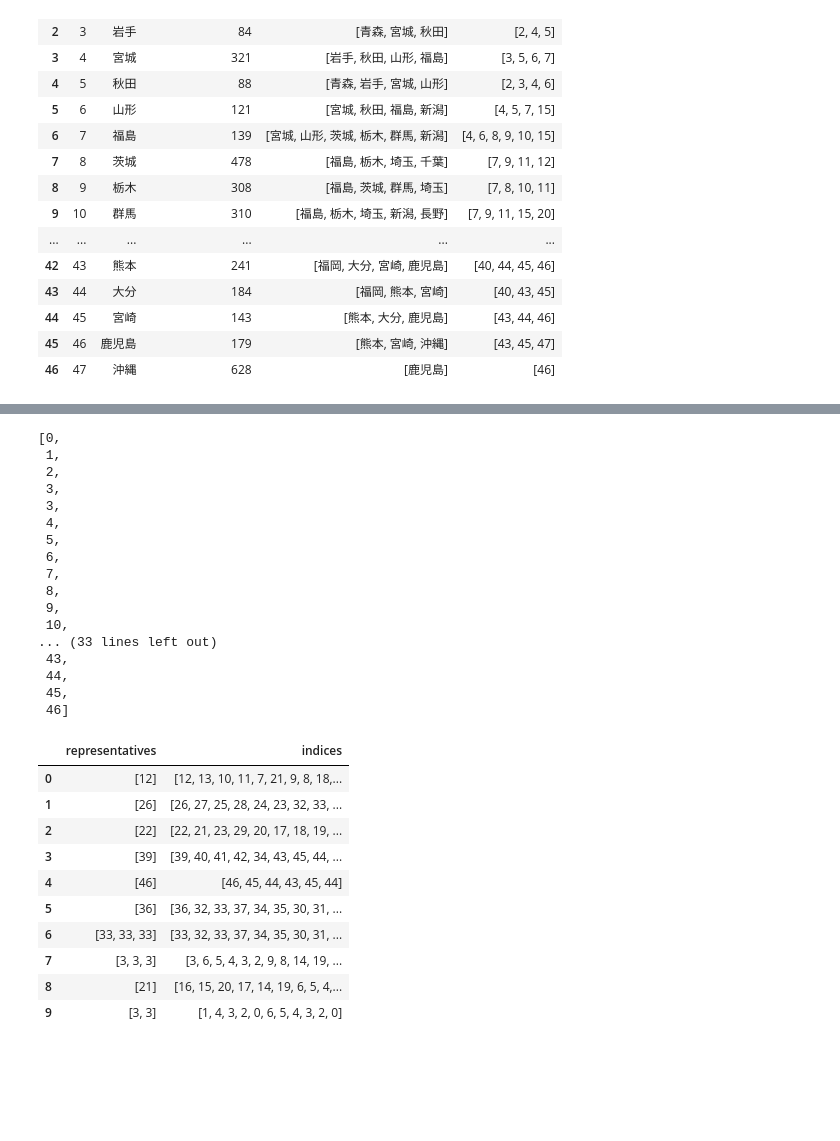
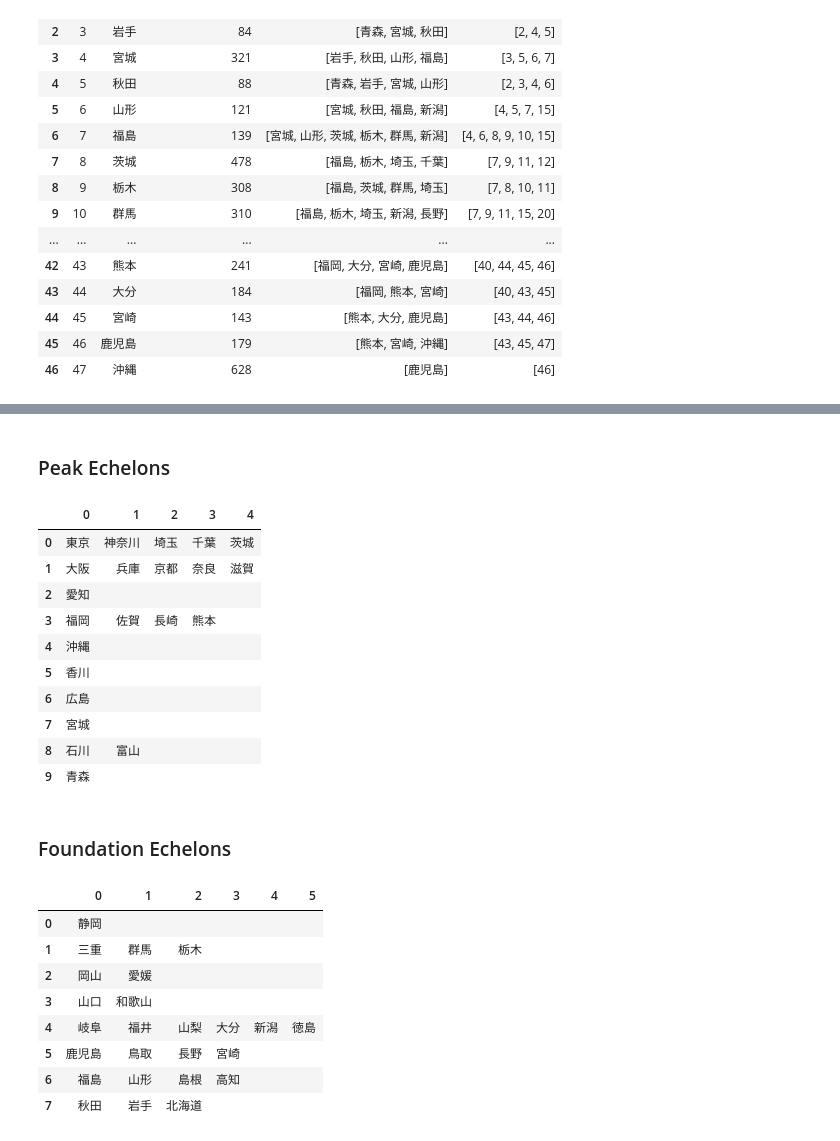
Before and after one commit to takeshi-teshima/echelon-py-examples, a Jupyter notebook: Japan-prefecture-example.ipynb, the cells around one changed output, grey strips where cells are left out. Drawn from its saved outputs; the diff is of its cells as text; code cells hidden in the pictures; blank space fills up the shorter version.

```diff
--- a/Japan-prefecture-example.ipynb
+++ b/Japan-prefecture-example.ipynb
@@ -91,34 +94,29 @@ Result_EchelonAnalysis(peak_echelons=[[12, 13, 10, 11, 7], [26, 27, 25, 28, 24],
-# %%
-sorted(sum(result.peak_echelons, []) + sum(result.foundation_echelons, []))
-# %% [output]
-[0,
- 1,
- 2,
- 3,
- 3,
- 4,
- 5,
- 6,
- 7,
- 8,
- 9,
- 10,
-... (33 lines left out)
- 43,
- 44,
- 45,
- 46]
-# %%
-analyzer.cluster(result).table
-# %% [output]
-|  | representatives | indices |
-| 0 | [12] | [12, 13, 10, 11, 7, 21, 9, 8, 18,... |
-| 1 | [26] | [26, 27, 25, 28, 24, 23, 32, 33, ... |
-| 2 | [22] | [22, 21, 23, 29, 20, 17, 18, 19, ... |
-| 3 | [39] | [39, 40, 41, 42, 34, 43, 45, 44, ... |
-| 4 | [46] | [46, 45, 44, 43, 45, 44] |
-| 5 | [36] | [36, 32, 33, 37, 34, 35, 30, 31, ... |
-| 6 | [33, 33, 33] | [33, 32, 33, 37, 34, 35, 30, 31, ... |
-| 7 | [3, 3, 3] | [3, 6, 5, 4, 3, 2, 9, 8, 14, 19, ... |
-| 8 | [21] | [16, 15, 20, 17, 14, 19, 6, 5, 4,... |
-| 9 | [3, 3] | [1, 4, 3, 2, 0, 6, 5, 4, 3, 2, 0] |
+# %%
+display(Markdown('### Peak Echelons'))
+display(pd.DataFrame([[id_to_name_dict[idx+1] for idx in echelon] for echelon in result.peak_echelons]).fillna(''))
+
+display(Markdown('### Foundation Echelons'))
+display(pd.DataFrame([[id_to_name_dict[idx+1] for idx in echelon] for echelon in result.foundation_echelons]).fillna(''))
+# %% [output]
+### Peak Echelons
+|  | 0 | 1 | 2 | 3 | 4 |
+| 0 | 東京 | 神奈川 | 埼玉 | 千葉 | 茨城 |
+| 1 | 大阪 | 兵庫 | 京都 | 奈良 | 滋賀 |
+| 2 | 愛知 |  |  |  |  |
+| 3 | 福岡 | 佐賀 | 長崎 | 熊本 |  |
+| 4 | 沖縄 |  |  |  |  |
+| 5 | 香川 |  |  |  |  |
+| 6 | 広島 |  |  |  |  |
+| 7 | 宮城 |  |  |  |  |
+| 8 | 石川 | 富山 |  |  |  |
+| 9 | 青森 |  |  |  |  |
+### Foundation Echelons
+|  | 0 | 1 | 2 | 3 | 4 | 5 |
+| 0 | 静岡 |  |  |  |  |  |
+| 1 | 三重 | 群馬 | 栃木 |  |  |  |
+| 2 | 岡山 | 愛媛 |  |  |  |  |
+| 3 | 山口 | 和歌山 |  |  |  |  |
+| 4 | 岐阜 | 福井 | 山梨 | 大分 | 新潟 | 徳島 |
+| 5 | 鹿児島 | 鳥取 | 長野 | 宮崎 |  |  |
+| 6 | 福島 | 山形 | 島根 | 高知 |  |  |
+| 7 | 秋田 | 岩手 | 北海道 |  |  |  |
```
Also changed, not shown: parts of 4 cells of this notebook, 3 other files.
